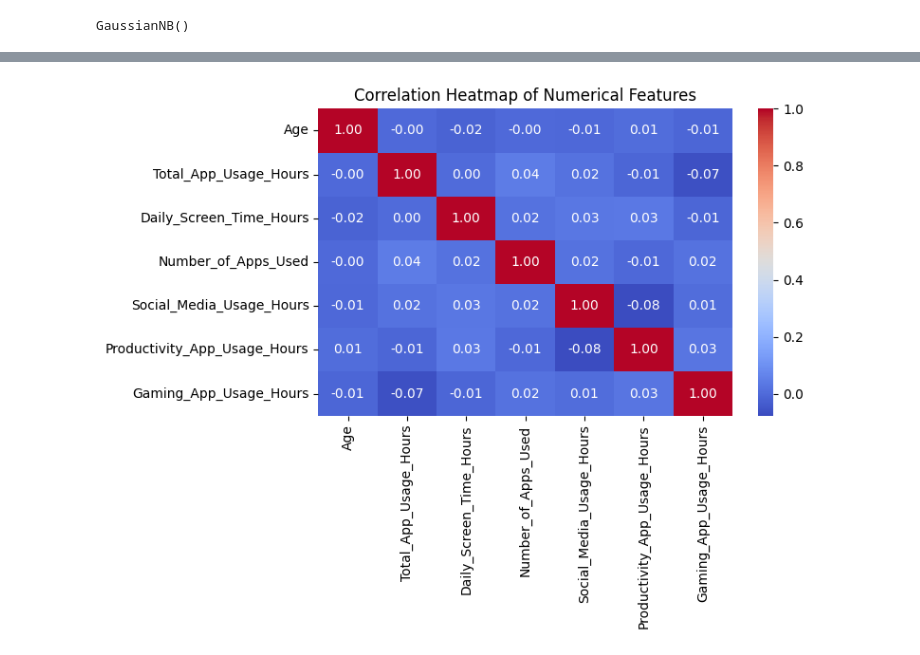
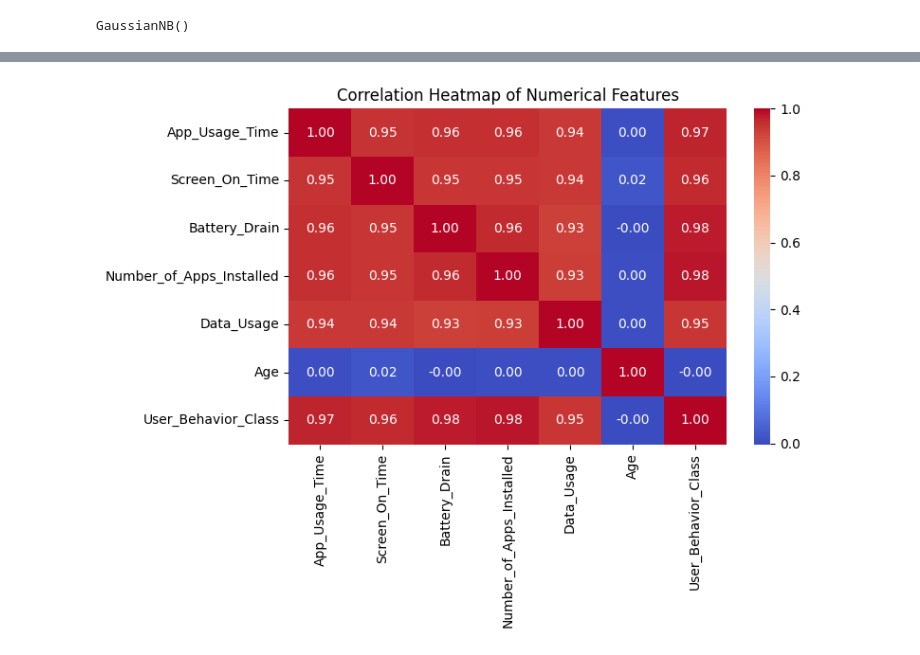
Before and after one commit to 3booooood/Data-science_project, a Jupyter notebook: naive_Bayes (addiction).ipynb, the cells around one changed output, grey strips where cells are left out. Cells and saved outputs as stored; diff of their text form; code cells hidden in the pictures.

Commit message:
naive_Bayes (Diff Dataset)
used the 'user_behavior_dataset' dataset

```diff
--- a/naive_Bayes (addiction).ipynb
+++ b/naive_Bayes (addiction).ipynb
@@ -135,20 +114,20 @@ AUC Score: 0.5994115174443044
 # %%
 import seaborn as sns
 
 # Load the dataset
-df = pd.read_csv("mobile_usage_behavioral_analysis.csv")
+df = pd.read_csv("user_behavior_dataset.csv")
 
 # Optional: drop User_ID since it's just an identifier
 numeric_features = df.select_dtypes(include='number').drop(columns=["User_ID"])
 
 # Generate the correlation heatmap
 plt.figure(figsize=(8, 6))
 sns.heatmap(numeric_features.corr(), annot=True, cmap="coolwarm", fmt=".2f")
 plt.title("Correlation Heatmap of Numerical Features")
 plt.tight_layout()
 plt.show()
 # %% [output]
-[figure, old version]
+[figure, new version]
 # %%
 from sklearn.model_selection import learning_curve
 from sklearn.model_selection import StratifiedKFold
```
Also changed, not shown: parts of 8 cells of this notebook.
